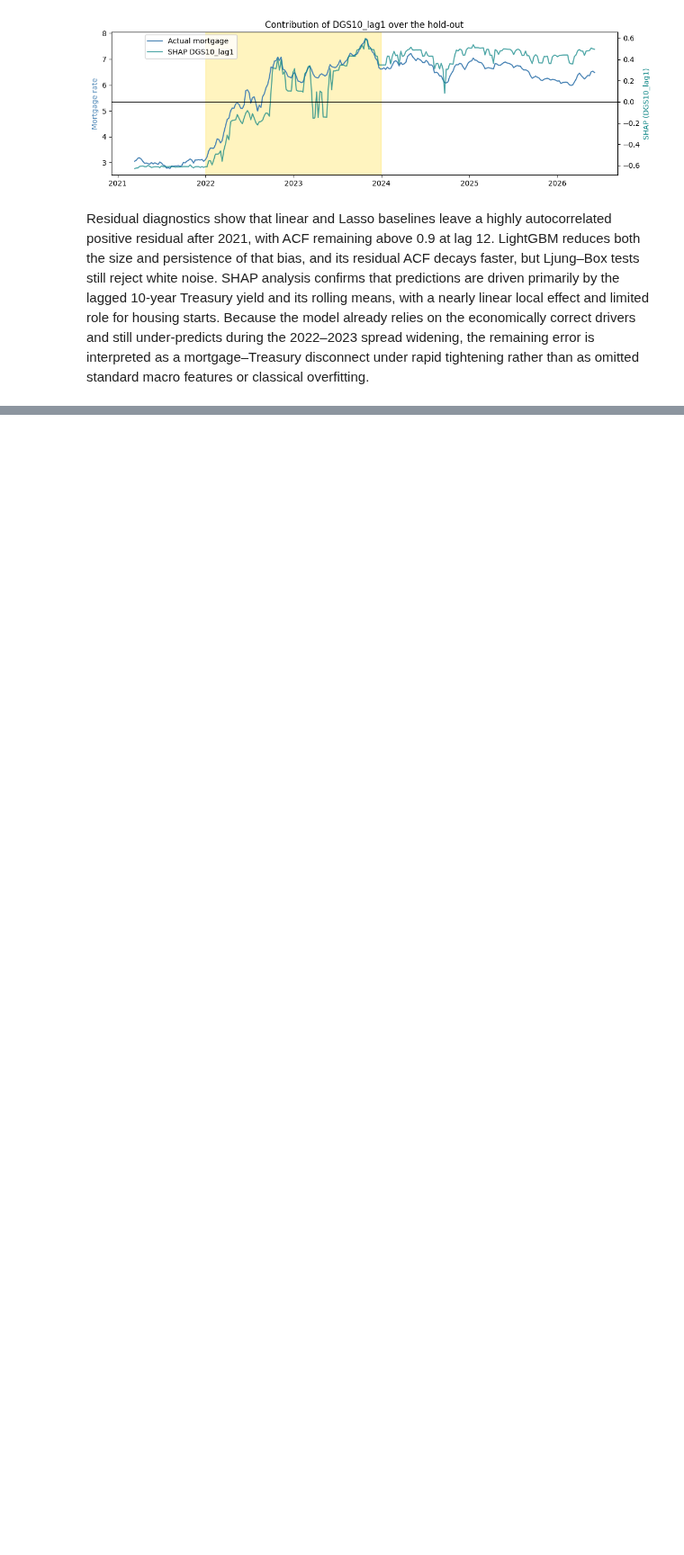
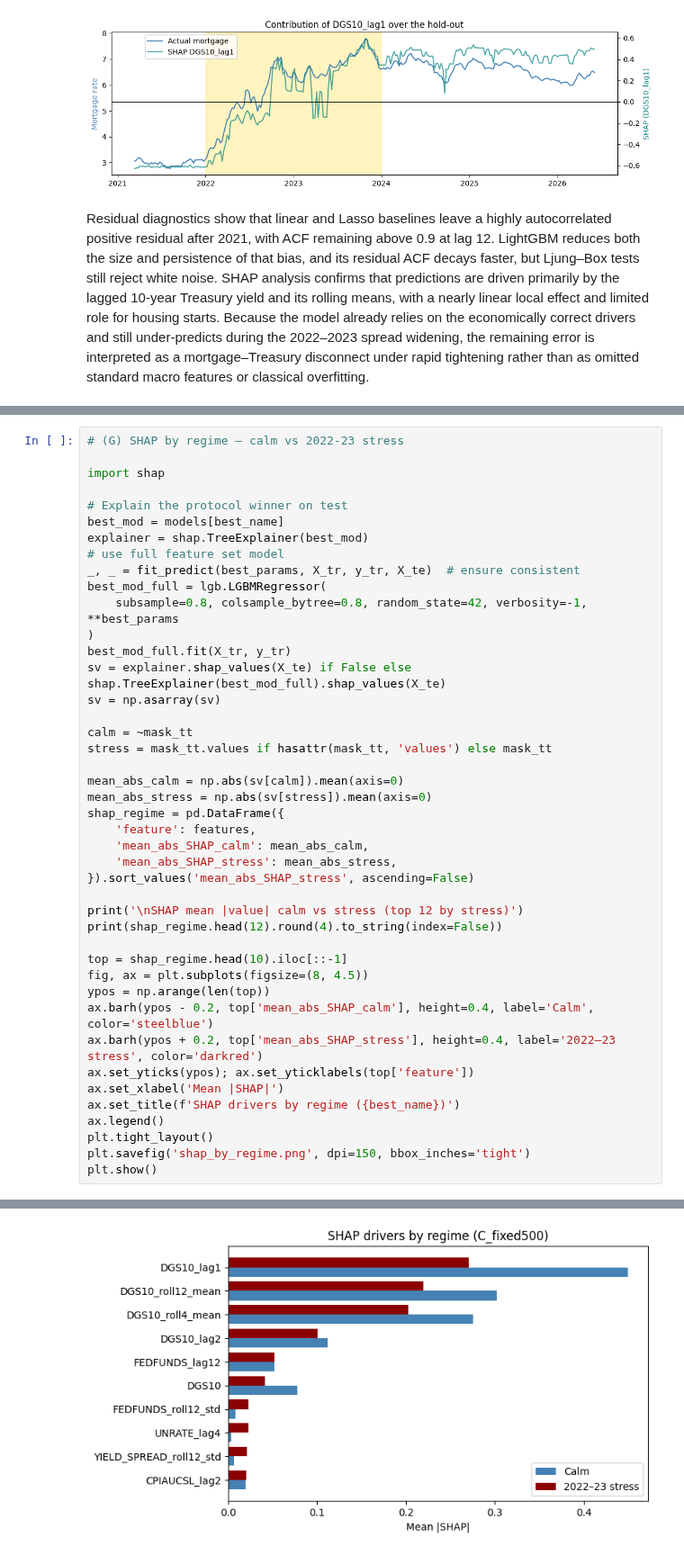
Before and after one commit to lynchpo/dragon_exploder_fred, a Jupyter notebook: baseline_models_FRED.ipynb, the cells around one changed output, grey strips where cells are left out. Shown at 90% size. Drawn from its saved outputs; the diff is of its cells as text; blank space fills up the shorter version.

```diff
--- a/baseline_models_FRED.ipynb
+++ b/baseline_models_FRED.ipynb
@@ -752,0 +1164,44 @@ Residual diagnostics show that linear and Lasso baselines leave a highly autocor
+# %%
+# (G) SHAP by regime — calm vs 2022-23 stress
+
+import shap
+
+# Explain the protocol winner on test
+best_mod = models[best_name]
+explainer = shap.TreeExplainer(best_mod)
+# use full feature set model
+_, _ = fit_predict(best_params, X_tr, y_tr, X_te)  # ensure consistent
+best_mod_full = lgb.LGBMRegressor(
+    subsample=0.8, colsample_bytree=0.8, random_state=42, verbosity=-1, **best_params
+)
+best_mod_full.fit(X_tr, y_tr)
+sv = explainer.shap_values(X_te) if False else shap.TreeExplainer(best_mod_full).shap_values(X_te)
+sv = np.asarray(sv)
+
+calm = ~mask_tt
+stress = mask_tt.values if hasattr(mask_tt, 'values') else mask_tt
+
+mean_abs_calm = np.abs(sv[calm]).mean(axis=0)
+mean_abs_stress = np.abs(sv[stress]).mean(axis=0)
+shap_regime = pd.DataFrame({
+    'feature': features,
+    'mean_abs_SHAP_calm': mean_abs_calm,
+    'mean_abs_SHAP_stress': mean_abs_stress,
+}).sort_values('mean_abs_SHAP_stress', ascending=False)
+
+print('\nSHAP mean |value| calm vs stress (top 12 by stress)')
+print(shap_regime.head(12).round(4).to_string(index=False))
+
+top = shap_regime.head(10).iloc[::-1]
+fig, ax = plt.subplots(figsize=(8, 4.5))
+ypos = np.arange(len(top))
+ax.barh(ypos - 0.2, top['mean_abs_SHAP_calm'], height=0.4, label='Calm', color='steelblue')
+ax.barh(ypos + 0.2, top['mean_abs_SHAP_stress'], height=0.4, label='2022–23 stress', color='darkred')
+ax.set_yticks(ypos); ax.set_yticklabels(top['feature'])
+ax.set_xlabel('Mean |SHAP|')
+ax.set_title(f'SHAP drivers by regime ({best_name})')
+ax.legend()
+plt.tight_layout()
+plt.savefig('shap_by_regime.png', dpi=150, bbox_inches='tight')
+plt.show()
+# %% [output]
@@ -752,0 +1222 @@ Residual diagnostics show that linear and Lasso baselines leave a highly autocor
+[figure, added]
```
Also changed, not shown: parts of 13 cells of this notebook.
